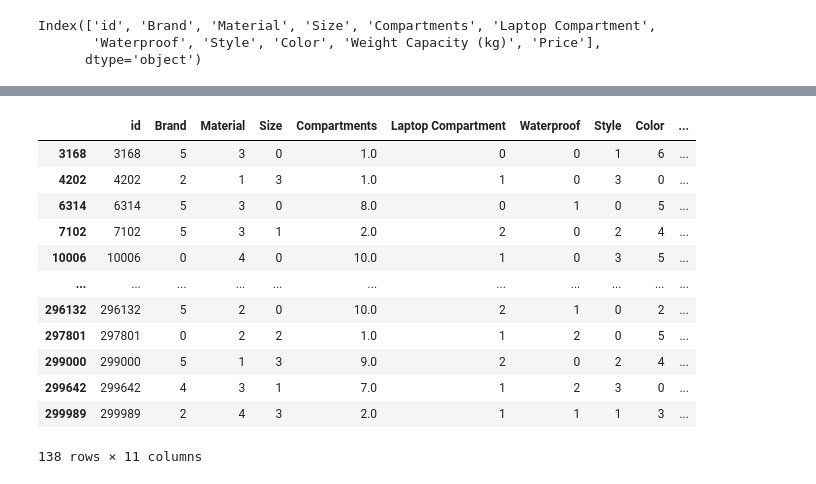
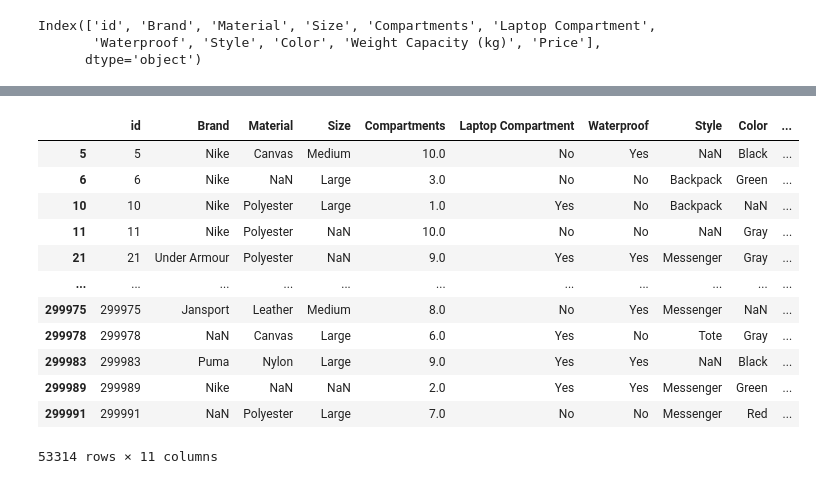
Before and after one commit to Keroshi/Kaggle-Backpack-Prediction-Challenge, a Jupyter notebook: feature_analysis_train.ipynb, the cells around one changed output, grey strips where cells are left out. Drawn from its saved outputs; the diff is of its cells as text; code cells hidden in the pictures.

```diff
--- a/feature_analysis_train.ipynb
+++ b/feature_analysis_train.ipynb
@@ -55,6 +23,7 @@ not_missing_material
 # %%
-unique_colums = ["Brand", "Material", "Style"]
-for i in unique_colums:
-    print(train[i].unique())
+for i in train:
+    if i not in ["id", "Compartments", "Weight Capacity (kg)", "Price"]:
+        print(train[i].unique())
+        print(len(train[i].unique()) - 1)
 # %% [output]
 ['Jansport' 'Under Armour' 'Nike' 'Adidas' 'Puma' nan]
@@ -86,8 +66,10 @@ percentages_material, percentages_style
 From my very shallow analysis of the training dataset, it is evident that most of the values that are not missing in every column are more or less evenly split across the unique values in the columns.
 # %%
 # Filtering out all the missing values in the dataset starting with the brand > material > style
-not_missing_style = not_missing_material[not_missing_material["Style"].notnull()]
-not_missing_style
+for i in train:
+    train = train[train[i].notnull()]
+
+no_missing = train
 # %% [output]
 |  | id | Brand | Material | Size | Compartments | Laptop Compartment | Waterproof | Style | Color | ... |
 | 0 | 0 | Jansport | Leather | Medium | 7.0 | Yes | No | Tote | Black | ... |
@@ -137,14 +111,3 @@ train.columns
 Index(['id', 'Brand', 'Material', 'Size', 'Compartments', 'Laptop Compartment',
        'Waterproof', 'Style', 'Color', 'Weight Capacity (kg)', 'Price'],
       dtype='object')
-# %%
-brand = train[train["Brand"].notnull()]
-material = brand[brand["Material"].notnull()]
-size = material[material["Size"].notnull()]
-laptop = size[size["Laptop Compartment"].notnull()]
-waterproof = laptop[laptop["Waterproof"].notnull()]
-style = waterproof[waterproof["Style"].notnull()]
-color = style[style["Color"].notnull()]
-weight = color[color["Weight Capacity (kg)"].notnull()]
-no_missing = weight
-no_missing
@@ -173,23 +122,24 @@ no_missing
 #
 # missing
 # %%
+train = pd.read_csv("./inputs/train.csv")
 # Find rows in df1 that are NOT in df2
 diff_df1 = train[~train.apply(tuple, axis=1).isin(no_missing.apply(tuple, axis=1))]
 diff_df1
 # %% [output]
 |  | id | Brand | Material | Size | Compartments | Laptop Compartment | Waterproof | Style | Color | ... |
-| 3168 | 3168 | 5 | 3 | 0 | 1.0 | 0 | 0 | 1 | 6 | ... |
-| 4202 | 4202 | 2 | 1 | 3 | 1.0 | 1 | 0 | 3 | 0 | ... |
-| 6314 | 6314 | 5 | 3 | 0 | 8.0 | 0 | 1 | 0 | 5 | ... |
-| 7102 | 7102 | 5 | 3 | 1 | 2.0 | 2 | 0 | 2 | 4 | ... |
-| 10006 | 10006 | 0 | 4 | 0 | 10.0 | 1 | 0 | 3 | 5 | ... |
+| 5 | 5 | Nike | Canvas | Medium | 10.0 | No | Yes | NaN | Black | ... |
+| 6 | 6 | Nike | NaN | Large | 3.0 | No | No | Backpack | Green | ... |
+| 10 | 10 | Nike | Polyester | Large | 1.0 | Yes | No | Backpack | NaN | ... |
+| 11 | 11 | Nike | Polyester | NaN | 10.0 | No | No | NaN | Gray | ... |
+| 21 | 21 | Under Armour | Polyester | NaN | 9.0 | Yes | Yes | Messenger | Gray | ... |
 | ... | ... | ... | ... | ... | ... | ... | ... | ... | ... | ... |
-| 296132 | 296132 | 5 | 2 | 0 | 10.0 | 2 | 1 | 0 | 2 | ... |
-| 297801 | 297801 | 0 | 2 | 2 | 1.0 | 1 | 2 | 0 | 5 | ... |
-| 299000 | 299000 | 5 | 1 | 3 | 9.0 | 2 | 0 | 2 | 4 | ... |
-| 299642 | 299642 | 4 | 3 | 1 | 7.0 | 1 | 2 | 3 | 0 | ... |
-| 299989 | 299989 | 2 | 4 | 3 | 2.0 | 1 | 1 | 1 | 3 | ... |
+| 299975 | 299975 | Jansport | Leather | Medium | 8.0 | No | Yes | Messenger | NaN | ... |
+| 299978 | 299978 | NaN | Canvas | Large | 6.0 | Yes | No | Tote | Gray | ... |
+| 299983 | 299983 | Puma | Nylon | Large | 9.0 | Yes | Yes | NaN | Black | ... |
+| 299989 | 299989 | Nike | NaN | NaN | 2.0 | Yes | Yes | Messenger | Green | ... |
+| 299991 | 299991 | NaN | Polyester | Large | 7.0 | No | No | Messenger | Red | ... |
-138 rows × 11 columns
+53314 rows × 11 columns
 # %%
 # all_df_corrected.to_csv("./inputs/modified_train.csv", index=False)
 no_missing.to_csv("./modified_inputs/no_missing_train.csv", index=False)
```
Also changed, not shown: parts of 8 cells of this notebook, 4 other files.
